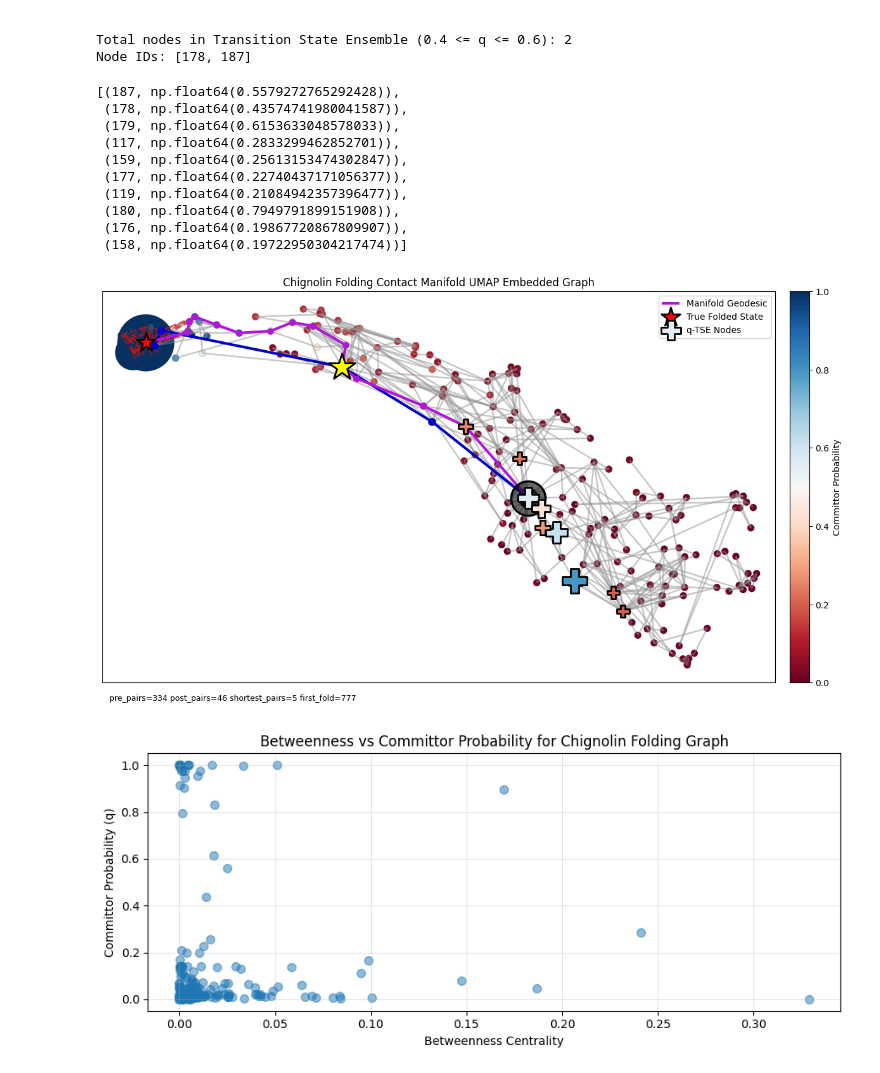
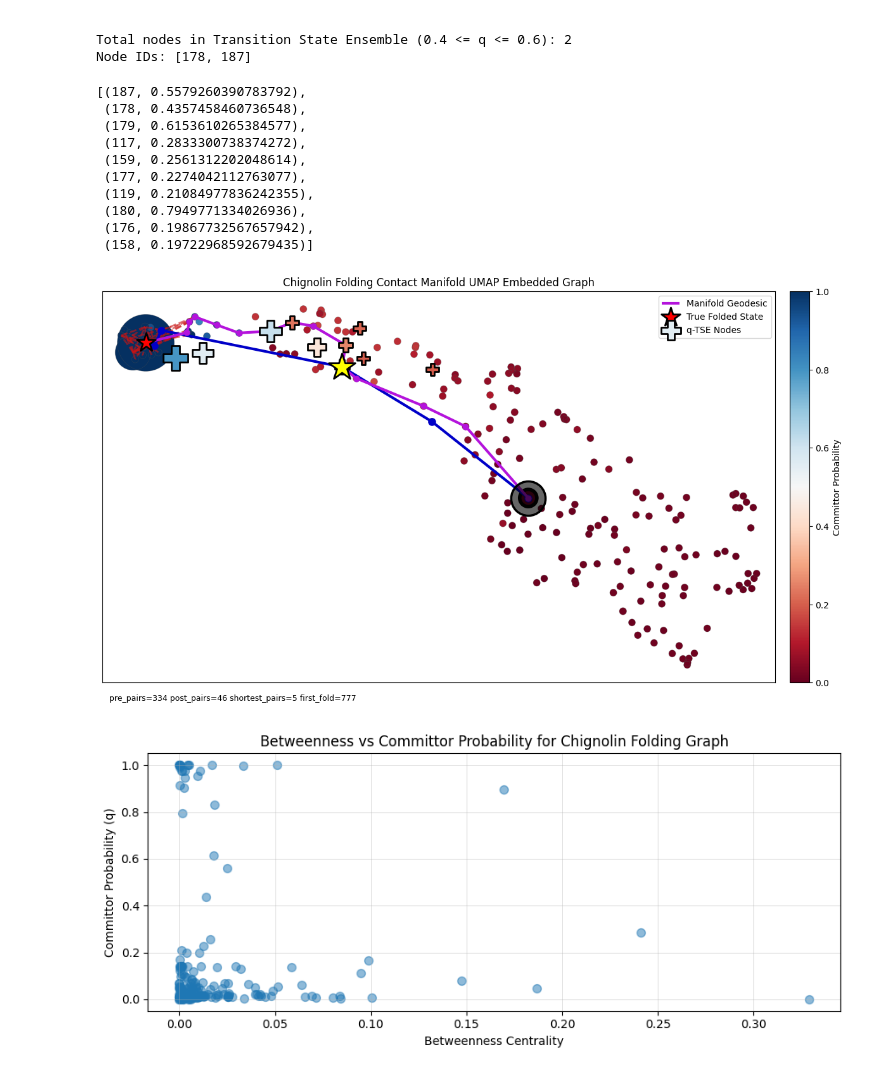
Before and after one commit to HPuntu/protein_folding_graphs, a Jupyter notebook: workbook2.ipynb, the cells around one changed output. Saved outputs shown, nothing was run; the diff lists cells and outputs as text; code cells hidden in the pictures.

```diff
--- a/workbook2.ipynb
+++ b/workbook2.ipynb
@@ -88,11 +88,15 @@ import umap
 X_emb = embed_flat_bits(flat_bits, method='umap', n_neighbors=15)
 pos = {i:(float(X_emb[i,0]), float(X_emb[i,1])) for i in range(X_emb.shape[0])}
 
+custom_paths = {
+    'Manifold Geodesic': path_m
+}
+
 fig, ax = plotting.plot_graph_auto(G, frame_to_uid, pos, X_emb, unique_maps=unique_maps, unique_indices=inds, interactive=False, count_multiplicity=False,
                                    custom_paths=custom_paths,
                                    title="Chignolin Folding Contact Manifold UMAP Embedded Graph")
 
-plt.savefig("images/chignolin_manifold_umap_graph_seqsep.png")
+#plt.savefig("images/chignolin_manifold_umap_graph_seqsep.png")
 # %% [output]
 [figure]
 # %%
@@ -163,7 +167,7 @@ plt.savefig("images/chignolin_manifold_umap_graph_bottlenecks_seqsep.png")
 [(0, 0.32885403611874664), (117, 0.2409772815668754), (64, 0.1866786522831433), (188, 0.1693248321224081), (145, 0.147237334299582), (60, 0.1005975996741797), (160, 0.09880443010667468), (118, 0.09458 ...
 [figure]
 # %%
-q_map = graph_analysis.compute_committor(G, start_node, folded_node, use_direct_solver=True)
+q_map = graph_analysis.compute_committor_reversible(G, start_node, folded_node, use_direct_solver=True)
 nx.set_node_attributes(G, q_map, 'committor')
 
 # 1. Sort all nodes by how close their q is to 0.5
@@ -206,28 +210,30 @@ Node IDs: [178, 187]
 # %%
 sorted_tse_candidates[:10]
 # %% [output]
-[(187, np.float64(0.5579272765292428)),
- (178, np.float64(0.43574741980041587)),
- (179, np.float64(0.6153633048578033)),
- (117, np.float64(0.2833299462852701)),
- (159, np.float64(0.25613153474302847)),
- (177, np.float64(0.22740437171056377)),
- (119, np.float64(0.21084942357396477)),
- (180, np.float64(0.7949791899151908)),
- (176, np.float64(0.19867720867809907)),
- (158, np.float64(0.19722950304217474))]
+[(187, 0.5579260390783792),
+ (178, 0.4357458460736548),
+ (179, 0.6153610265384577),
+ (117, 0.2833300738374272),
+ (159, 0.2561312202048614),
+ (177, 0.2274042112763077),
+ (119, 0.21084977836242355),
+ (180, 0.7949771334026936),
+ (176, 0.19867732567657942),
+ (158, 0.19722968592679435)]
 # %%
+import matplotlib as mpl
+
 node_q_colors = np.array([G.nodes[i].get('committor', 0.0) for i in range(len(G.nodes()))])
 
 fig, ax = plotting.plot_graph_auto(G, frame_to_uid, pos, X_emb, unique_maps=unique_maps, unique_indices=inds, interactive=False, count_multiplicity=False,
                                    custom_paths=custom_paths, node_custom_color=node_q_colors, palette="RdBu",
-                                   node_custom_color_title="Committor Probability",
+                                   node_custom_color_title="Committor Probability", show_bg=False,
                                    title="Chignolin Folding Contact Manifold UMAP Embedded Graph")
 
 q_tse = sorted_tse_candidates[:10]
 q_tse_ids = [node_id for node_id, q_val in q_tse]
-star_x = [pos[n][0] for n in range(len(q_tse))]
-star_y = [pos[n][1] for n in range(len(q_tse))]
+star_x = [pos[n][0] for n in q_tse_ids]
+star_y = [pos[n][1] for n in q_tse_ids]
 
 q_tse_sizes = [1000*b[1] for b in q_tse]
 
@@ -239,34 +245,34 @@ norm = mpl.colors.Normalize(
 
 ax.scatter(
     star_x,
     star_y,
     c=np.array(node_q_colors)[q_tse_ids],        # Color
     cmap=cmap,
     norm=norm,
     marker='P',     # Star shape
     s=q_tse_sizes,          # Size (make it visible)
     edgecolors='black', # Optional: black outline for contrast
     linewidths=2,
     label='q-TSE Nodes',
     zorder=20,
 )
 handles, labels = ax.get_legend_handles_labels()
 ax.legend(handles=handles, labels=labels, loc='upper right')
 
 ax.scatter(
     pos[117][0],
     pos[117][1],
     c="yellow",
     marker='*',     # Star shape
     s=1000,          # Size (make it visible)
     edgecolors='black', # Optional: black outline for contrast
     linewidths=2,
     zorder=21,
 )
 
 plt.savefig("images/chignolin_manifold_umap_graph_qtse_seqsep.png")
 # %% [output]
-[figure, old version]
+[figure, new version]
 # %%
 plt.figure(figsize=(9,4))
 plt.scatter(list(betweenness.values()), list(q_map.values()), s=50, alpha=0.5)
```
Also changed, not shown: parts of 3 cells of this notebook, 5 other files.
